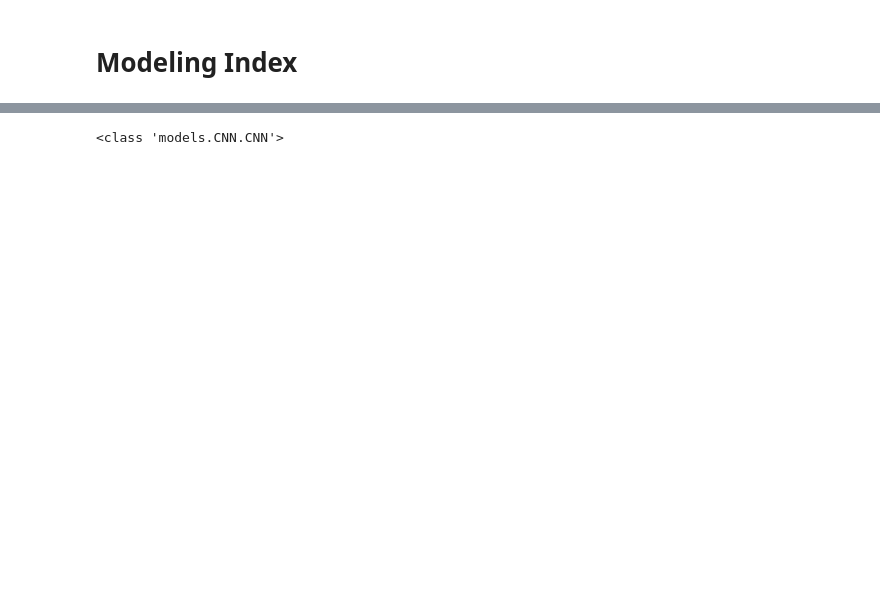
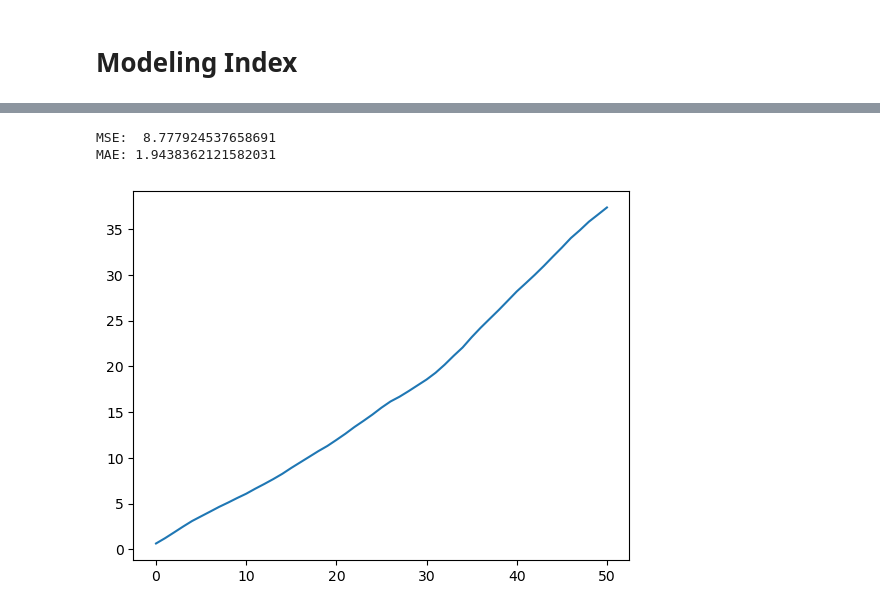
Before and after one commit to stsaxe/Investments-Machine-Learning-for-Finance-2025, a Jupyter notebook: notebooks/modeling_index.ipynb, the cells around one changed output, grey strips where cells are left out. Saved outputs shown, nothing was run; the diff lists cells and outputs as text; code cells hidden in the pictures; blank space fills up the shorter version.

```diff
--- a/notebooks/modeling_index.ipynb
+++ b/notebooks/modeling_index.ipynb
@@ -7,18 +11,20 @@ from modeling.Predictor import Predictor
 
 data = load_data()
 # %%
-data = data[['Date', '_MKT']]
+data = data[['Date', '_MKT', '_VA']]
 
 window_size = 104
 num_features = data.shape[1] - 1
-
+length_pred = 1
+look_ahead = 1
 
 train_set, val_set, test_set = split_dataset(data,
                                              window_size=window_size,
-                                             prediction_length=1,
-                                             look_ahead=1,
+                                             prediction_length=length_pred,
+                                             look_ahead=look_ahead,
                                              scale_target=True,
-                                             fixed_feature_size = None)
+                                             fixed_feature_size = None,
+                                             is_indexed=True)
 
-train_loader, val_loader, test_loader = create_dataloaders(train_set, val_set, test_set)
+train_loader, val_loader, test_loader = create_dataloaders(train_set, val_set, test_set, shuffle_train_loader=True)
 # %%
@@ -61,6 +81,28 @@ Epoch 200; validation loss: 0.72326
 # %%
+import torch
 predictor = Predictor(trained_model)
 
-preds, targs = predictor.predict(test_loader)
+predictions, targets = predictor.predict(test_loader)
+
+mse = torch.nn.functional.mse_loss(torch.tensor(predictions), torch.tensor(targets)).item()
+mae = torch.nn.functional.l1_loss(torch.tensor(predictions), torch.tensor(targets)).item()
+
+print("MSE: ", mse)
+print("MAE:", mae)
 # %% [output]
-<class 'models.CNN.CNN'>
+MSE:  8.777924537658691
+MAE: 1.9438362121582031
+# %%
+evolution = []
+for i in range(1,52):
+    mse = torch.nn.functional.mse_loss(torch.tensor(targets[i:]), torch.tensor(targets[:-i])).item()
+    evolution.append(mse)
+
+x = range(len(evolution))
+
+plt.figure()
+plt.plot(x, evolution)
+
+plt.show()
+# %% [output]
+[figure, added]
```
Also changed, not shown: parts of 9 cells of this notebook, 15 other files.
